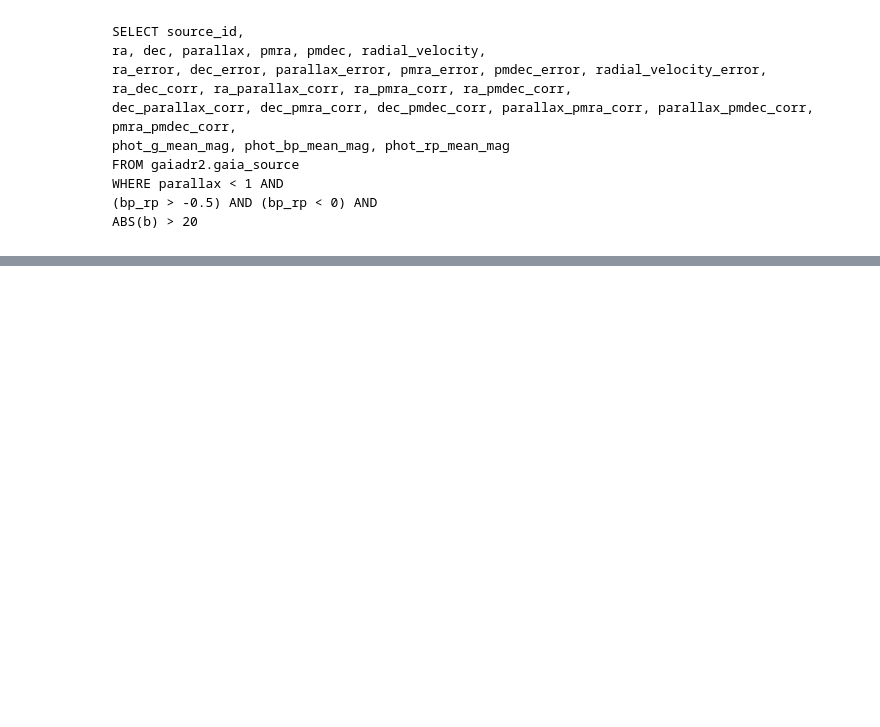
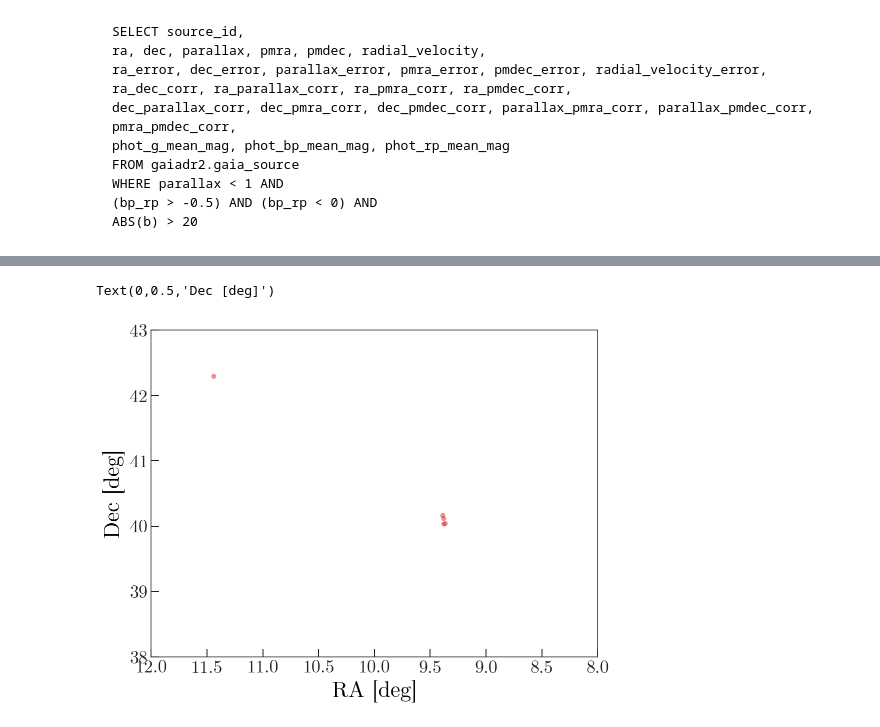
Before and after one commit to adrn/dr2-lmc-cluster, a Jupyter notebook: notebooks/1-blue-comoving-search.ipynb, the cells around one changed output, grey strips where cells are left out. Cells and saved outputs as stored; diff of their text form; code cells hidden in the pictures; blank space fills up the shorter version.

```diff
--- a/notebooks/1-blue-comoving-search.ipynb
+++ b/notebooks/1-blue-comoving-search.ipynb
@@ -223,3 +223,18 @@ Text(0,0.5,'$B_{\\rm MS}$ [deg]')
+# %%
+fig, ax = plt.subplots(1, 1, figsize=(8, 6))
+
+ax.plot(mean_ra[mean_sep < 1*u.deg], mean_dec[mean_sep < 1*u.deg],
+        marker='.', ls='none', alpha=0.5, color='tab:blue')
+ax.plot(mean_ra[mean_sep > 1*u.deg], mean_dec[mean_sep > 1*u.deg],
+        marker='o', ls='none', alpha=0.5, color='tab:red')
+
+ax.set_xlim(12, 8)
+ax.set_ylim(38, 43)
+ax.set_xlabel('RA [deg]')
+ax.set_ylabel('Dec [deg]')
+# %% [output]
+Text(0,0.5,'Dec [deg]')
+[figure, added]
 # %%
 fig, ax = plt.subplots(1, 1, figsize=(8, 6))
 
```
Also changed, not shown: parts of 7 cells of this notebook, 8 other files.
